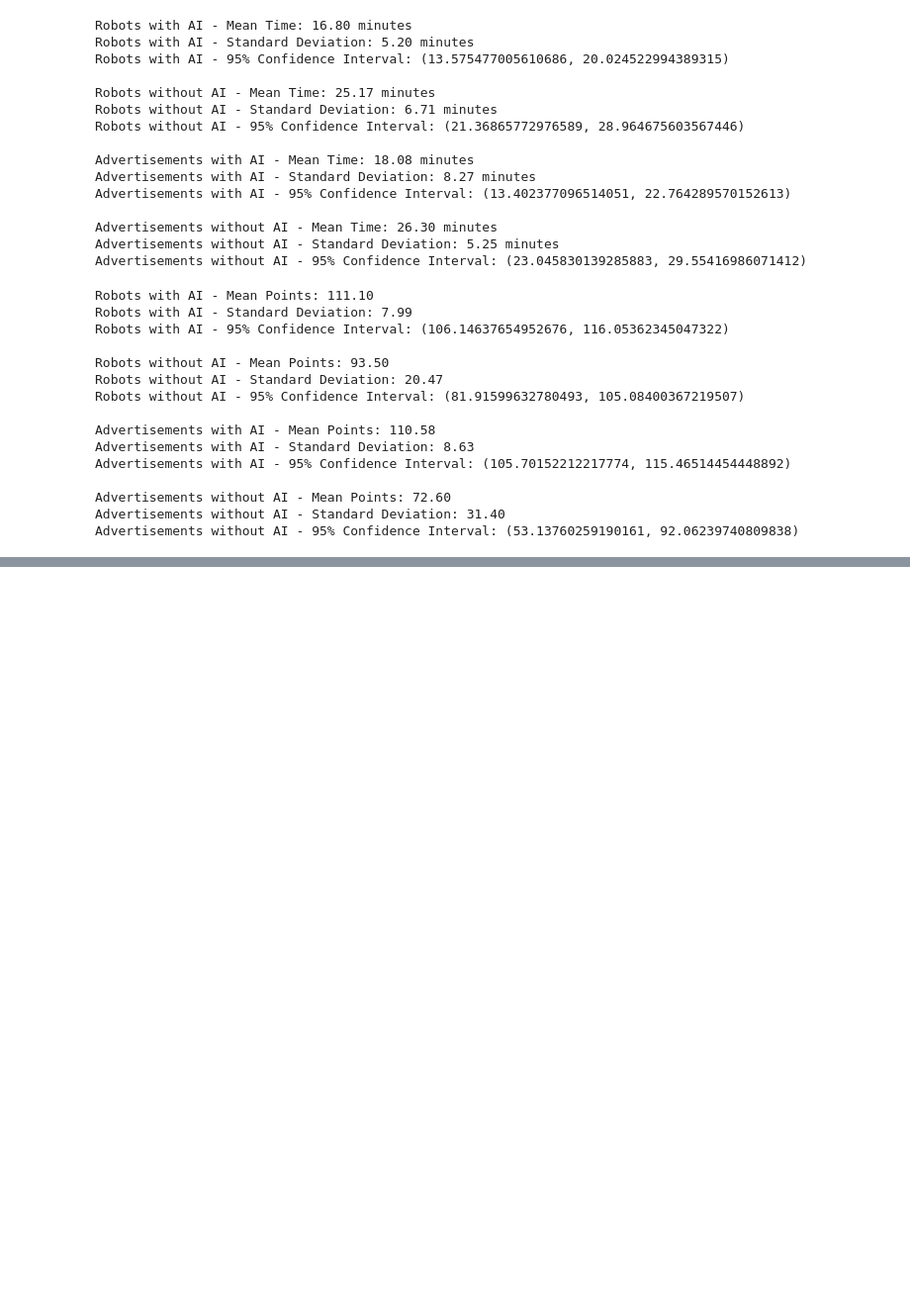
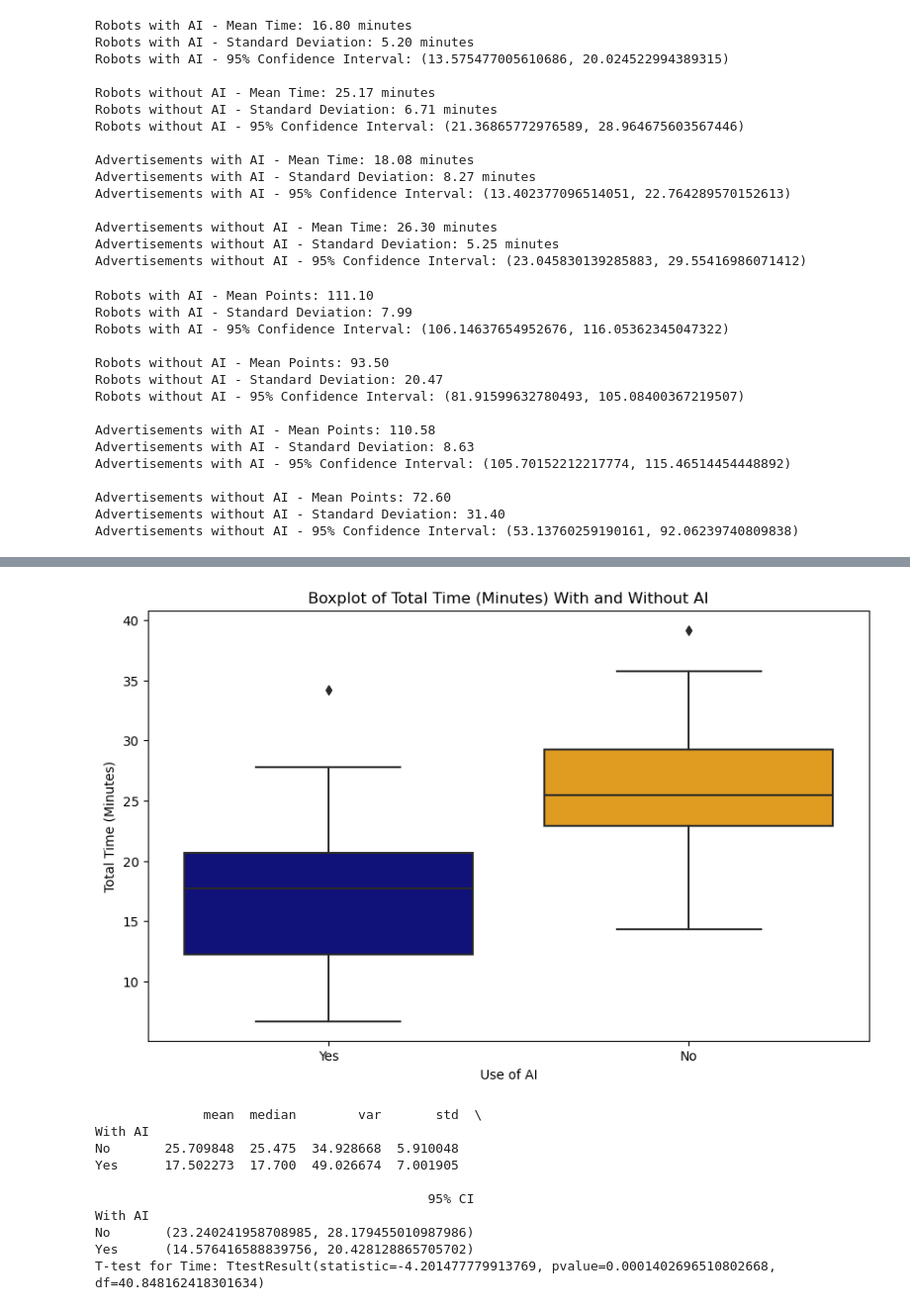
Before and after one commit to cseetreview/review_project, a Jupyter notebook: Notebook.ipynb, the cells around one changed output, grey strips where cells are left out. Shown: that part at 99% size. Cells and saved outputs as stored; diff of their text form; code cells hidden in the pictures; blank space fills up the shorter version.

```diff
--- a/Notebook.ipynb
+++ b/Notebook.ipynb
@@ -511,0 +611,33 @@ Advertisements without AI - 95% Confidence Interval: (53.13760259190161, 92.0623
+# %%
+# Group data by 'With AI'
+grouped_time = data.groupby('With AI')['Total_Time_Minutes']
+
+# Compute statistics for time
+time_stats = grouped_time.agg(['mean', 'median', 'var', 'std'])
+time_stats['95% CI'] = grouped_time.apply(lambda x: stats.norm.interval(0.95, loc=np.mean(x), scale=np.std(x, ddof=1)/np.sqrt(len(x))))
+
+# T-tests for time
+t_test_time = stats.ttest_ind(grouped_time.get_group('Yes'), grouped_time.get_group('No'), equal_var=False)
+
+# Plotting the boxplot for time
+plt.figure(figsize=(10, 6))
+sns.boxplot(x='With AI', y='Total_Time_Minutes', data=data, palette={'Yes': 'darkblue', 'No': 'orange'})
+plt.title('Boxplot of Total Time (Minutes) With and Without AI')
+plt.xlabel('Use of AI')
+plt.ylabel('Total Time (Minutes)')
+plt.show()
+
+print(time_stats)
+print('T-test for Time:', t_test_time)
+# %% [output]
+[figure, added]
+              mean  median        var       std  \
+With AI
+No       25.709848  25.475  34.928668  5.910048
+Yes      17.502273  17.700  49.026674  7.001905
+
+                                           95% CI
+With AI
+No       (23.240241958708985, 28.179455010987986)
+Yes      (14.576416588839756, 20.428128865705702)
+T-test for Time: TtestResult(statistic=-4.201477779913769, pvalue=0.0001402696510802668, df=40.848162418301634)
```
Also changed, not shown: parts of 4 cells of this notebook.
